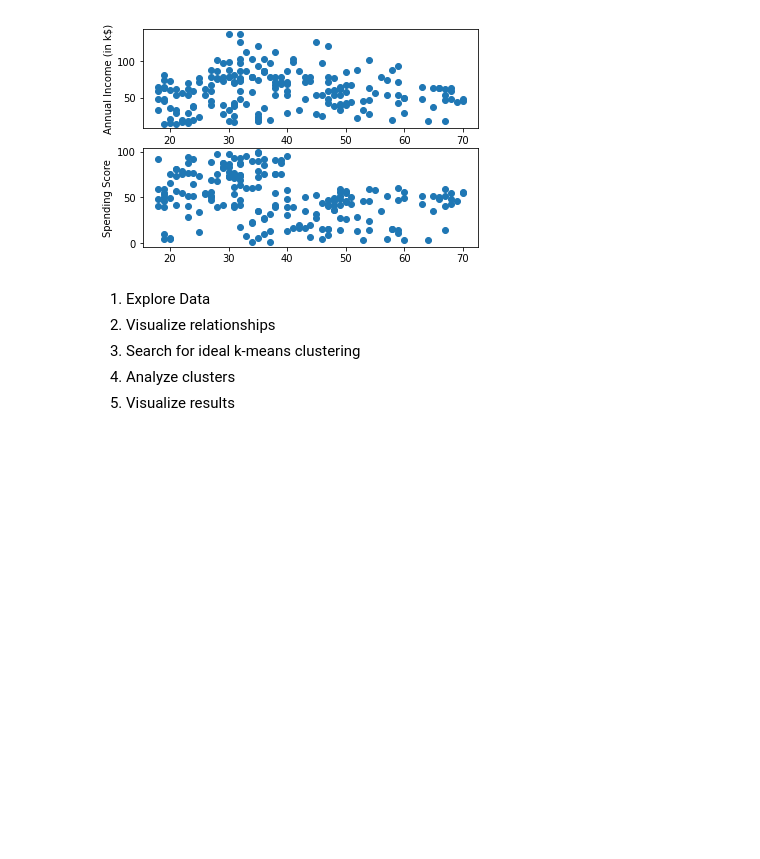
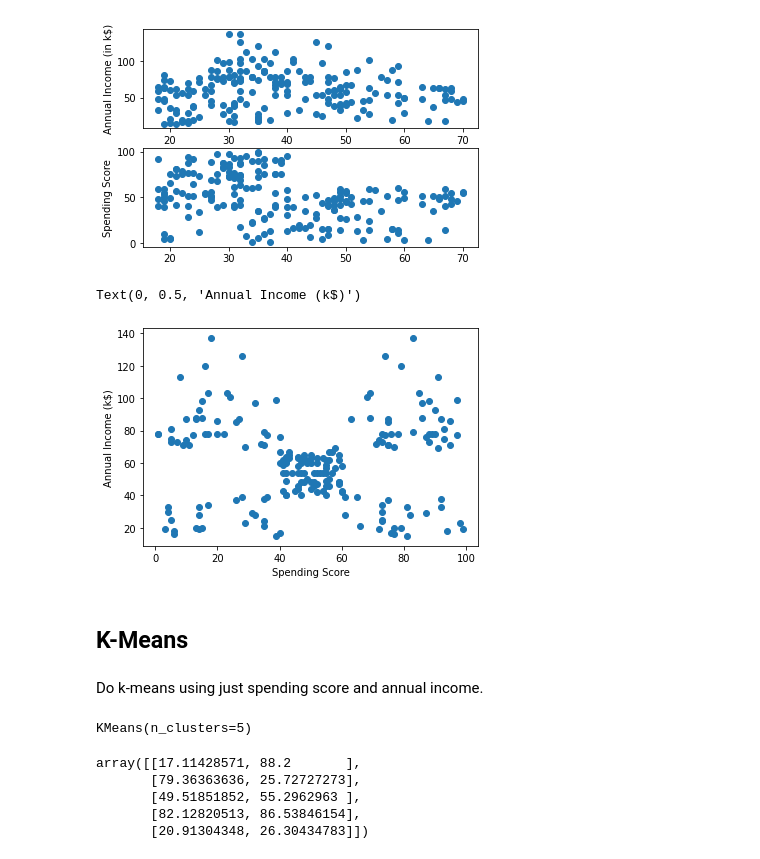
Before and after one commit to jdn5126/CommunitySegmentation, a Jupyter notebook: CustomerSegmentation.ipynb, the cells around one changed output. Saved outputs shown, nothing was run; the diff lists cells and outputs as text; code cells hidden in the pictures; blank space fills up the shorter version.

Commit message:
more k-means

```diff
--- a/CustomerSegmentation.ipynb
+++ b/CustomerSegmentation.ipynb
@@ -57,9 +57,33 @@ plt.ylabel('Spending Score')
 # %% [output]
 Text(0, 0.5, 'Spending Score')
 [figure]
-# %% [markdown]
-1. Explore Data
-2. Visualize relationships
-3. Search for ideal k-means clustering
-4. Analyze clusters
-5. Visualize results
+# %%
+plt.clf()
+plt.scatter(df['Spending Score (1-100)'], df['Annual Income (k$)'])
+plt.xlabel('Spending Score')
+plt.ylabel('Annual Income (k$)')
+# %% [output]
+Text(0, 0.5, 'Annual Income (k$)')
+[figure, added]
+# %% [markdown]
+## K-Means
+# %% [markdown]
+Do k-means using just spending score and annual income.
+# %%
+from sklearn.cluster import KMeans
+
+X = df[['Spending Score (1-100)' , 'Annual Income (k$)']].iloc[: , :].values
+
+# hard-code for now to visualize
+kmeans = KMeans(n_clusters=5)
+kmeans.fit(X)
+# %% [output]
+KMeans(n_clusters=5)
+# %%
+kmeans.cluster_centers_
+# %% [output]
+array([[17.11428571, 88.2       ],
+       [79.36363636, 25.72727273],
+       [49.51851852, 55.2962963 ],
+       [82.12820513, 86.53846154],
+       [20.91304348, 26.30434783]])
```
Also changed, not shown: parts of 9 cells of this notebook.
